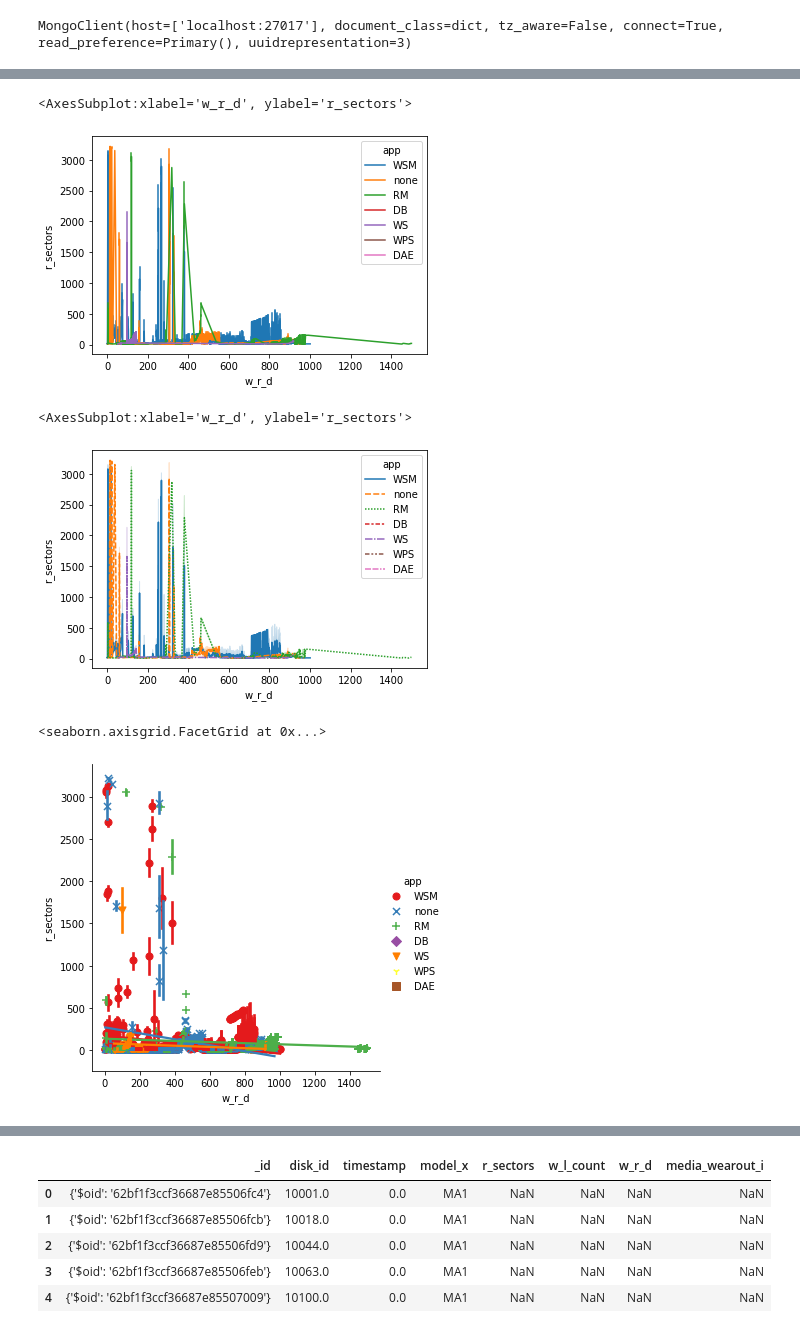
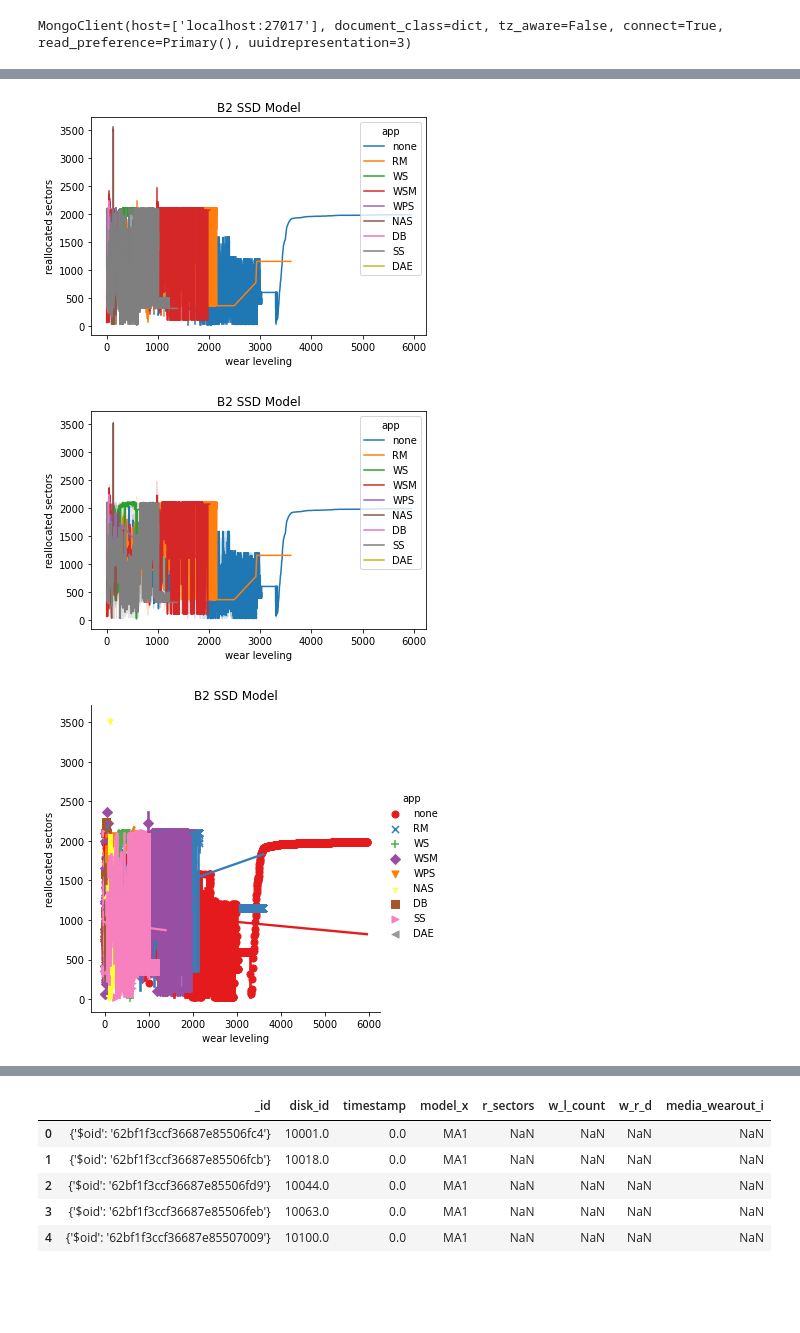
Before and after one commit to EricBorba/StorageFailurePredictor, a Jupyter notebook: Queries.ipynb, the cells around one changed output, grey strips where cells are left out. Cells and saved outputs as stored; diff of their text form; code cells hidden in the pictures; blank space fills up the shorter version.

Commit message:
enhancing wlxrl plotting

```diff
--- a/Queries.ipynb
+++ b/Queries.ipynb
@@ -185,7 +185,7 @@ myclient = pym.MongoClient("mongodb://localhost:27017/")
 mydb = myclient["SMARTAttributesFilterOverWear"]
 mycol = mydb["s_m_a_r_t_att_over_wear"]
 
-myquery = { "model_x": { "$eq": "MB1" }}
+myquery = { "model_x": { "$eq": "MB2" }}
 myfields = {"disk_id":1, "r_sectors":1, "w_r_d":1, "_id":0}
 
 mydoc = mycol.find(myquery, myfields)
@@ -193,7 +193,7 @@ mydoc = mycol.find(myquery, myfields)
 list1 = list(mydoc)
 df =  pd.DataFrame(list1)
 # %%
-df["model_y"] = "B1"
+df["model_y"] = "B2"
 # %%
 result = pd.merge(df, df_AlibabaSnapShot_AllAppsSSDsLocation[['disk_id', 'model_y', 'app']], on=['disk_id', 'model_y'], how='inner')
 # %%
@@ -254,17 +239,19 @@ plt.show()
 # %%
-sns.lineplot(data=result, x="w_r_d", y="r_sectors", hue="app", estimator=np.mean, ci=90, markers=True, err_style="bars")
+graph = sns.lineplot(data=result, x="w_r_d", y="r_sectors", hue="app",hue_order=['none','RM','WS','WSM', 'WPS', 'NAS', 'DB', 'SS', 'DAE'], estimator=np.mean, ci=90, markers=True, err_style="bars")
+graph.set(xlabel ="wear leveling", ylabel = "reallocated sectors", title ='B2 SSD Model')
+plt.savefig('/root/analysisJul29/B2Model/B24.pdf', dpi=300)
 # %% [output]
-<AxesSubplot:xlabel='w_r_d', ylabel='r_sectors'>
-[figure, old version]
+[figure, new version]
 # %%
-sns.lineplot(data=result, x="w_r_d", y="r_sectors", hue="app", estimator=np.mean, ci=90, markers=["o", "x", "+", "D", "v", "1", "s"])
+graph = sns.lineplot(data=result, x="w_r_d", y="r_sectors", hue="app", hue_order=['none','RM','WS','WSM', 'WPS', 'NAS', 'DB', 'SS', 'DAE'],estimator=np.mean, ci=90, markers=["o", "x", "+", "D", "v", "1", "s"])
+graph.set(xlabel ="wear leveling", ylabel = "reallocated sectors", title ='B2 SSD Model')
+plt.savefig('/root/analysisJul29/B2Model/B25.pdf', dpi=300)
 # %% [output]
-<AxesSubplot:xlabel='w_r_d', ylabel='r_sectors'>
-[figure, old version]
+[figure, new version]
 # %%
-sns.lmplot(x="w_r_d", y="r_sectors", hue="app", data=result,
-           markers=["o", "x", "+", "D", "v", "1", "s"], palette="Set1", x_estimator=np.mean, x_ci="ci", ci=60, fit_reg=True)
+graph = sns.lmplot(x="w_r_d", y="r_sectors", hue="app", hue_order=['none','RM','WS','WSM', 'WPS', 'NAS', 'DB', 'SS', 'DAE'],data=result, markers=["o", "x", "+", "D", "v", "1", "s", ">", "<"], palette="Set1", x_estimator=np.mean, x_ci="ci", ci=60, fit_reg=True)
+graph.set(xlabel ="wear leveling", ylabel = "reallocated sectors", title ='B2 SSD Model')
+plt.savefig('/root/analysisJul29/B2Model/B26.pdf', dpi=300)
 # %% [output]
-<seaborn.axisgrid.FacetGrid at 0x...>
-[figure, old version]
+[figure, new version]
 # %%
```
Also changed, not shown: parts of 16 cells of this notebook, 1 other file.
